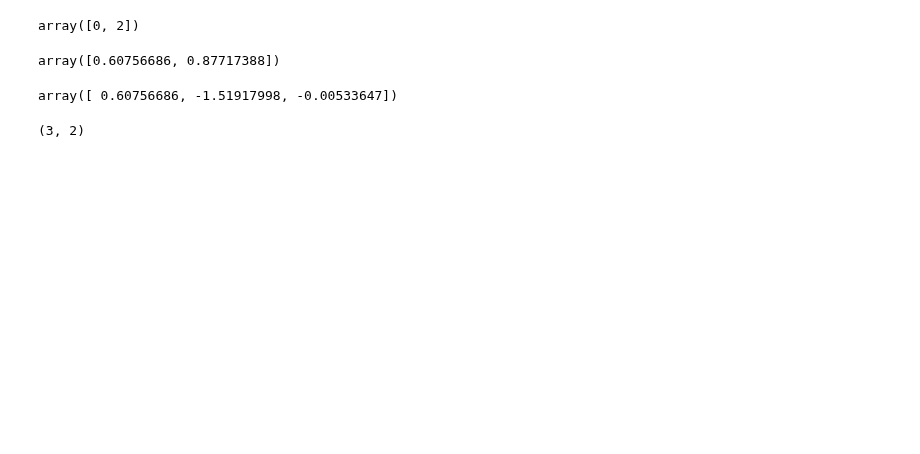
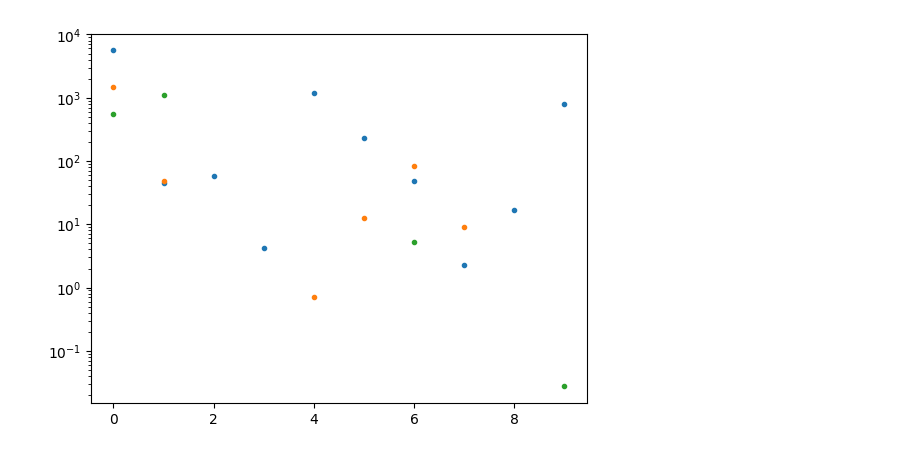
Before and after one commit to globusharris/ensembling-constrained-optimization, a Jupyter notebook: experiments/synthetic-few-features.ipynb, the cells around one changed output. Cells and saved outputs as stored; diff of their text form; code cells hidden in the pictures; blank space fills up the shorter version.

```diff
--- a/experiments/synthetic-few-features.ipynb
+++ b/experiments/synthetic-few-features.ipynb
@@ -81,16 +90,24 @@ array([-0.52401524,  1.20156095])
-# %%
-powers[0]
-# %% [output]
-array([0, 2])
-# %%
-coefficients[0] * data[0]**powers[0]
-# %% [output]
-array([0.60756686, 0.87717388])
-# %%
-coefficients
-# %% [output]
-array([ 0.60756686, -1.51917998, -0.00533647])
-# %%
-powers.shape
-# %% [output]
-(3, 2)
+# %%
+n = 10
+n_features = 5
+cov_min = -3
+cov_max = 3
+mean_min = -5
+mean_max = 5
+num_categories = 3
+
+xs = feature_gen(n, n_features, cov_min, cov_max, mean_min, mean_max, num_categories)
+
+label_dim = 3
+n_terms = 3
+term_size = 4
+coeff_min = -1
+coeff_max = 1
+max_exponent = 2
+
+ys = label_gen(xs, label_dim, n_terms, term_size, coeff_min, coeff_max, max_exponent)
+# %%
+plt.plot(ys, '.')
+plt.yscale('log')
+# %% [output]
+[figure, added]
```
Also changed, not shown: parts of 14 cells of this notebook, 2 other files.
